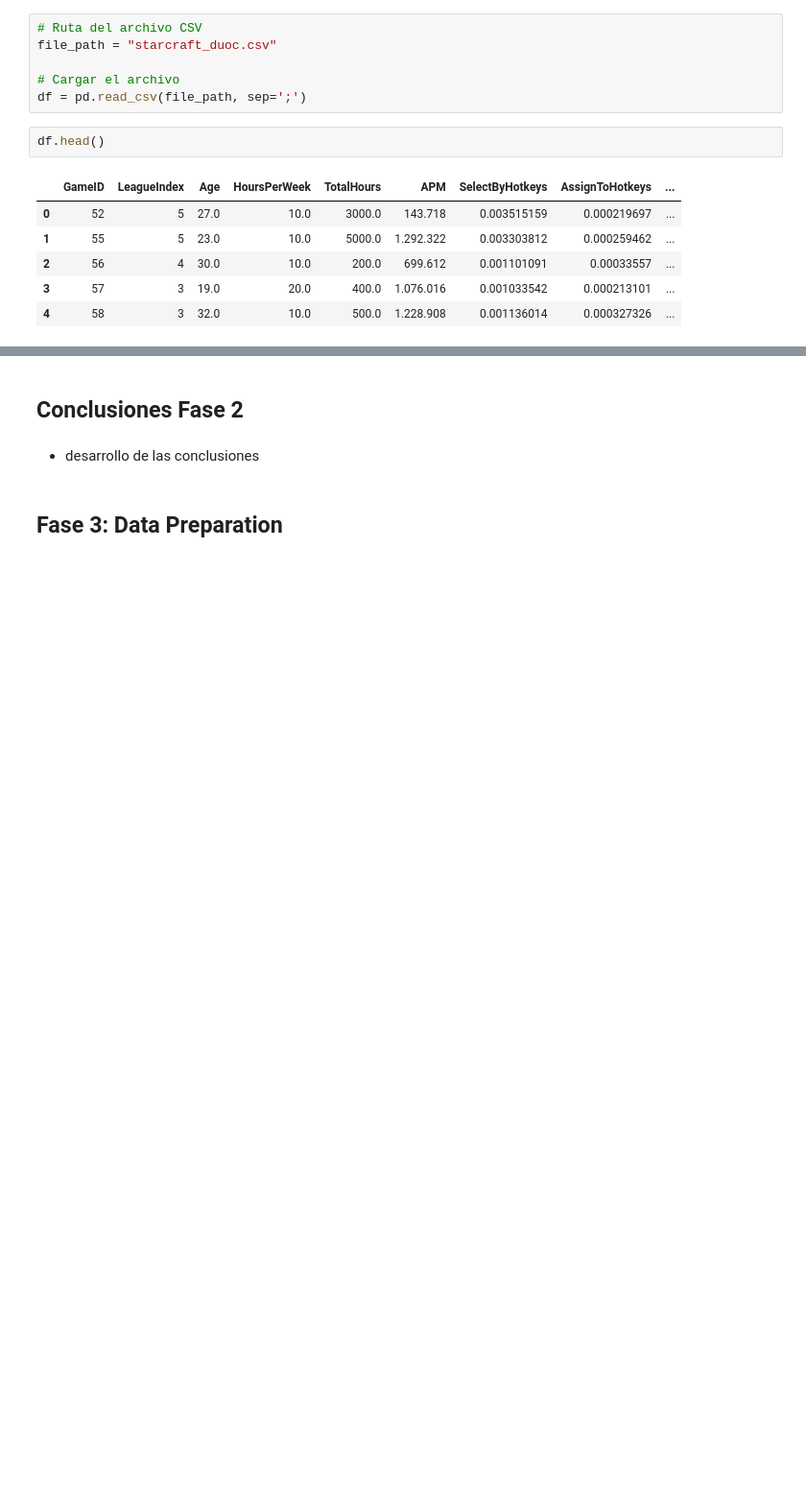
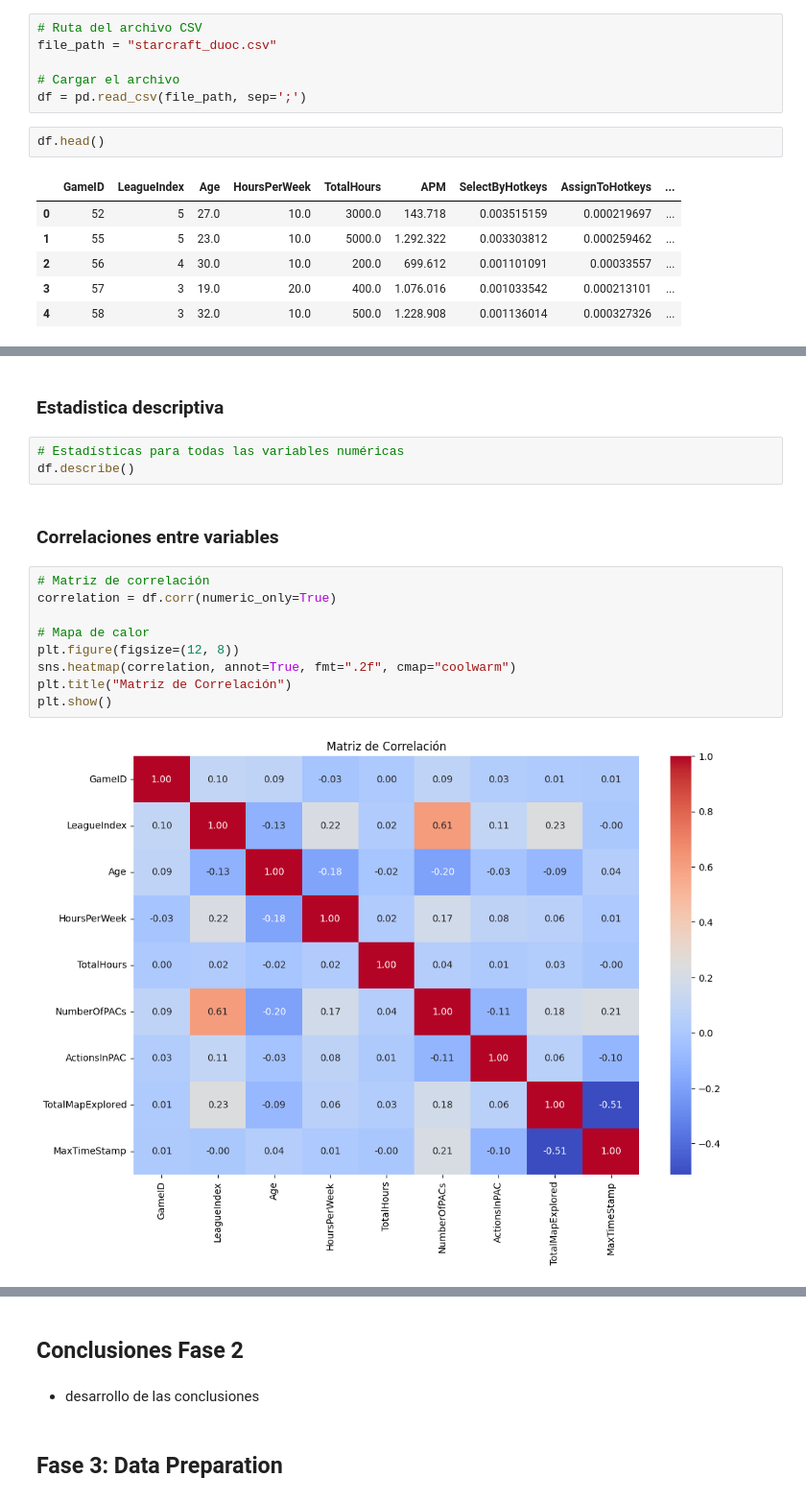
Before and after one commit to NicolasCeronM/Mineria-de-datos, a Jupyter notebook: Plantilla_Metodología_CRISP_en_Notebook.ipynb, the cells around one changed output, grey strips where cells are left out. Shown at 96% size. Cells and saved outputs as stored; diff of their text form; blank space fills up the shorter version.

```diff
--- a/Plantilla_Metodología_CRISP_en_Notebook.ipynb
+++ b/Plantilla_Metodología_CRISP_en_Notebook.ipynb
@@ -58,0 +111,18 @@ df.head()
+# %% [markdown]
+### Estadistica descriptiva
+# %%
+# Estadísticas para todas las variables numéricas
+df.describe()
+# %% [markdown]
+### Correlaciones entre variables
+# %%
+# Matriz de correlación
+correlation = df.corr(numeric_only=True)
+
+# Mapa de calor
+plt.figure(figsize=(12, 8))
+sns.heatmap(correlation, annot=True, fmt=".2f", cmap="coolwarm")
+plt.title("Matriz de Correlación")
+plt.show()
+# %% [output]
+[figure, added]
```
Also changed, not shown: parts of 13 cells of this notebook, 2 other files.
